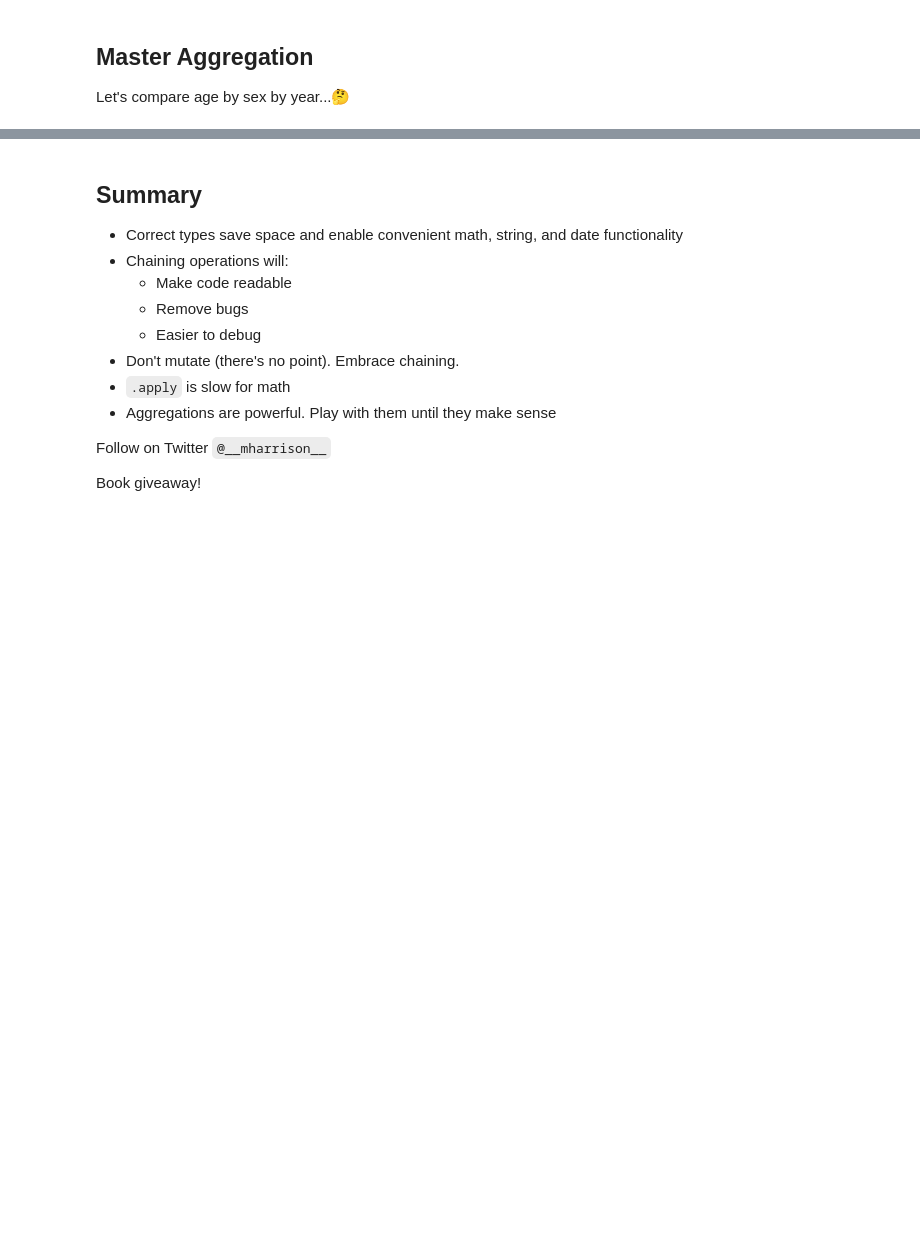
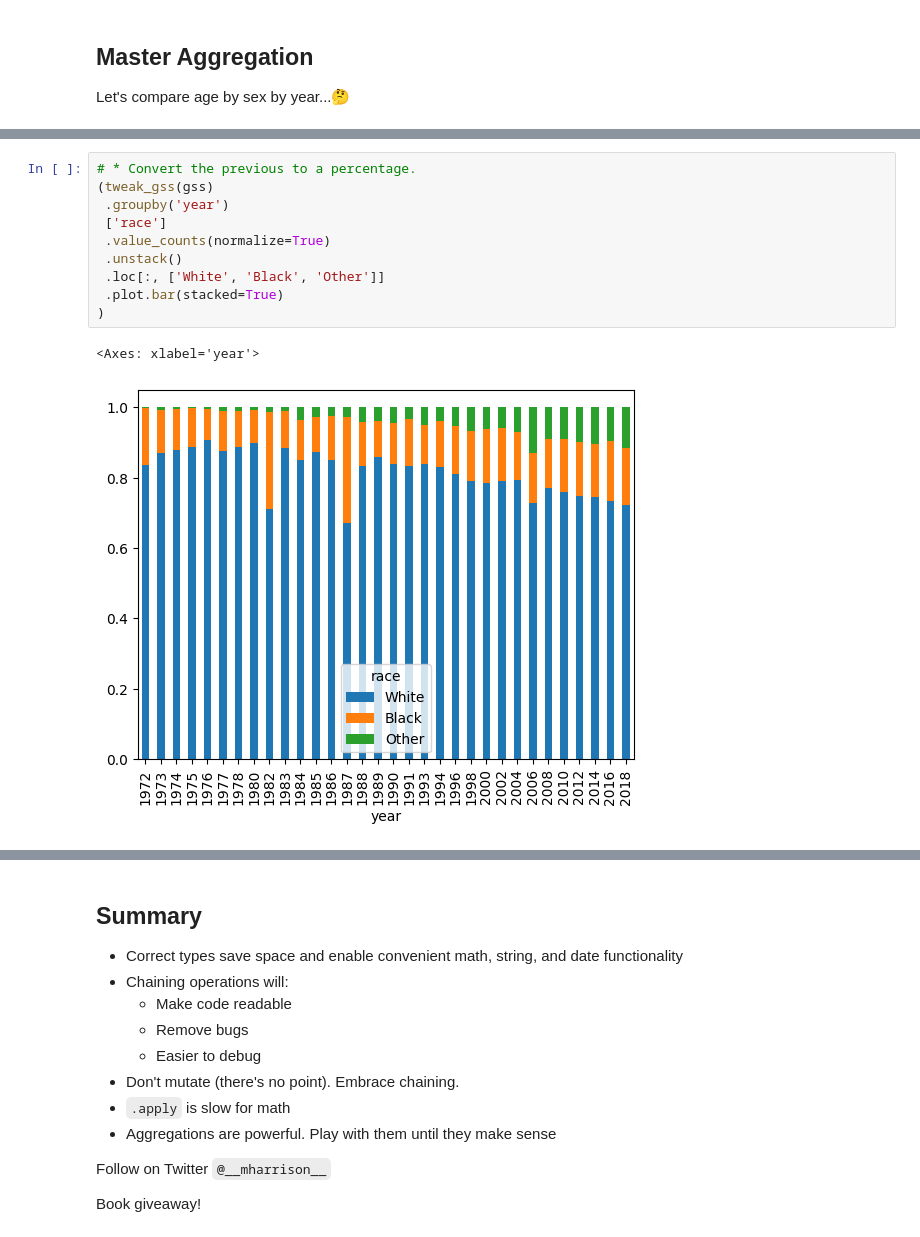
Before and after one commit to mattharrison/pearson-pandas-best-practices, a Jupyter notebook: pandas-best-practices.ipynb, the cells around one changed output, grey strips where cells are left out. Saved outputs shown, nothing was run; the diff lists cells and outputs as text; blank space fills up the shorter version.

```diff
--- a/pandas-best-practices.ipynb
+++ b/pandas-best-practices.ipynb
@@ -716,0 +1692,13 @@ def second(group):
+# %%
+# * Convert the previous to a percentage.
+(tweak_gss(gss)
+ .groupby('year')
+ ['race']
+ .value_counts(normalize=True)
+ .unstack()
+ .loc[:, ['White', 'Black', 'Other']]
+ .plot.bar(stacked=True)
+)
+# %% [output]
+<Axes: xlabel='year'>
+[figure, added]
```
Also changed, not shown: parts of 99 cells of this notebook.
